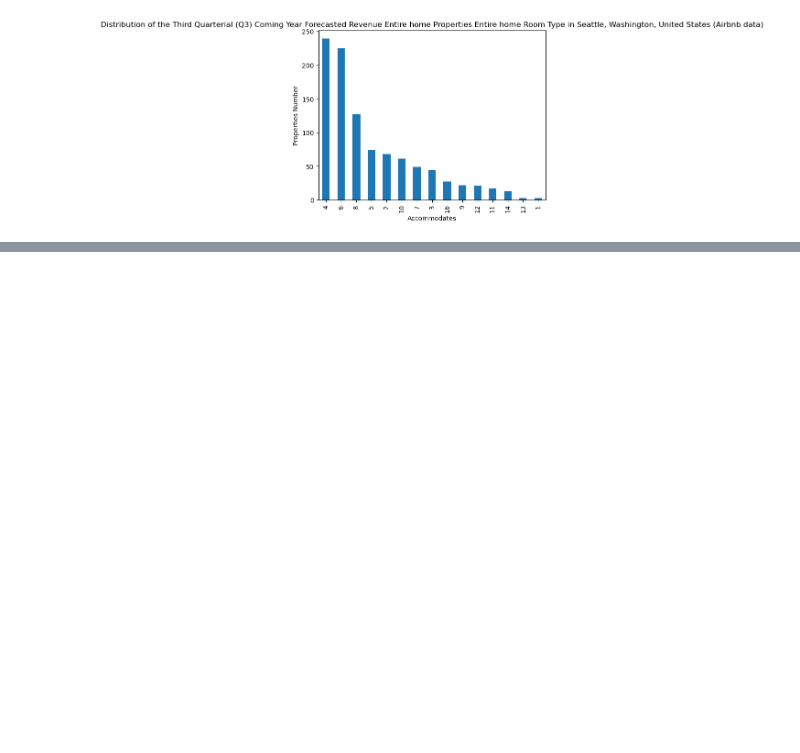
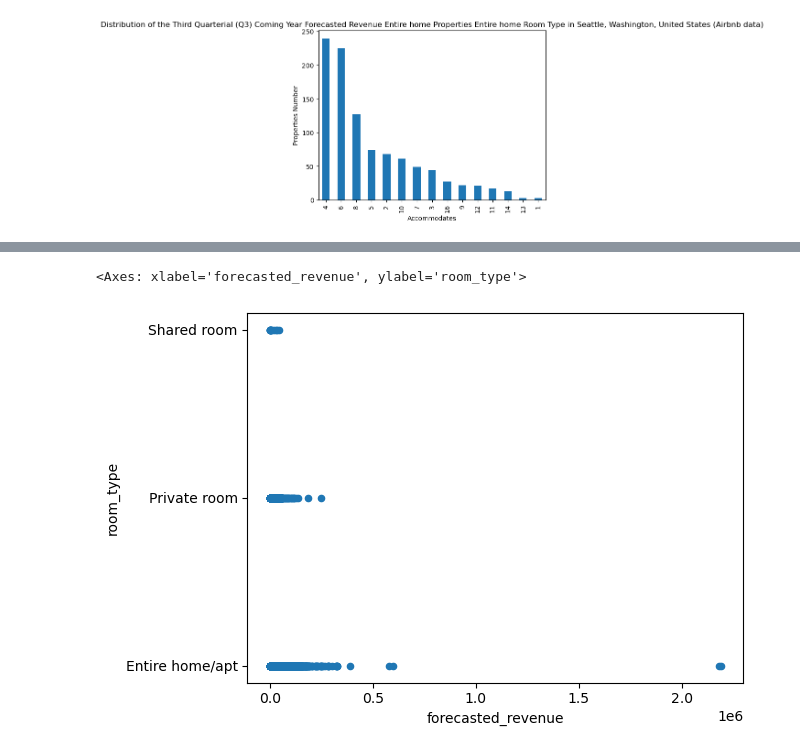
Before and after one commit to EyalVultz/Fianl-Project-Data-Analyst-Program-Hebrew-University-of-Jerusalem-Class-4-Group-2, a Jupyter notebook: Eyal Vultz - Final Project Data Analyst Program The Hebrew University of Jerusalem Class 4 Group 2.ipynb, the cells around one changed output, grey strips where cells are left out. Cells and saved outputs as stored; diff of their text form; code cells hidden in the pictures; blank space fills up the shorter version.

```diff
--- a/Eyal Vultz - Final Project Data Analyst Program The Hebrew University of Jerusalem Class 4 Group 2.ipynb
+++ b/Eyal Vultz - Final Project Data Analyst Program The Hebrew University of Jerusalem Class 4 Group 2.ipynb
@@ -183,0 +197,5 @@ listings_clean_missing_values_Washington_Q3_Entire_home_Entire_home_Neighbourhoo
+# %%
+listings_clean_missing_values_Washington.plot.scatter(y  = "room_type", x = "forecasted_revenue")
+# %% [output]
+<Axes: xlabel='forecasted_revenue', ylabel='room_type'>
+[figure, added]
```
Also changed, not shown: parts of 5 cells of this notebook.
